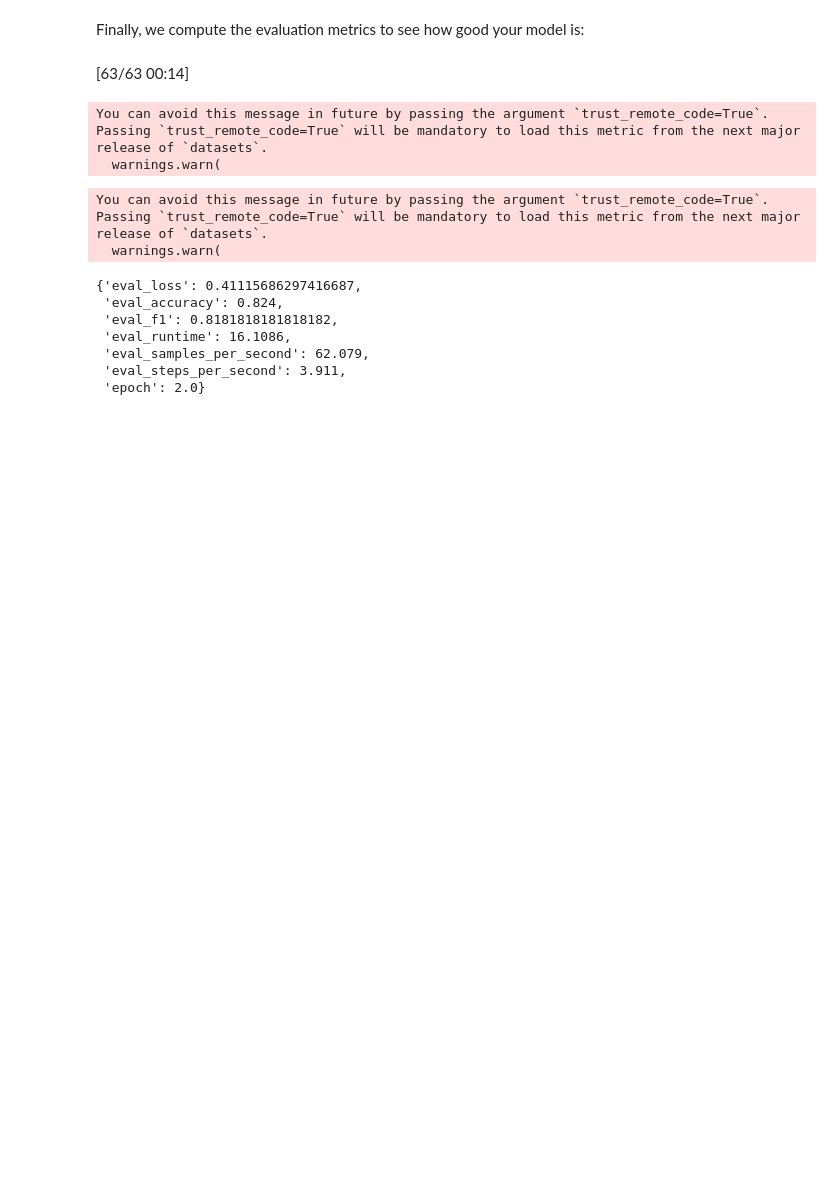
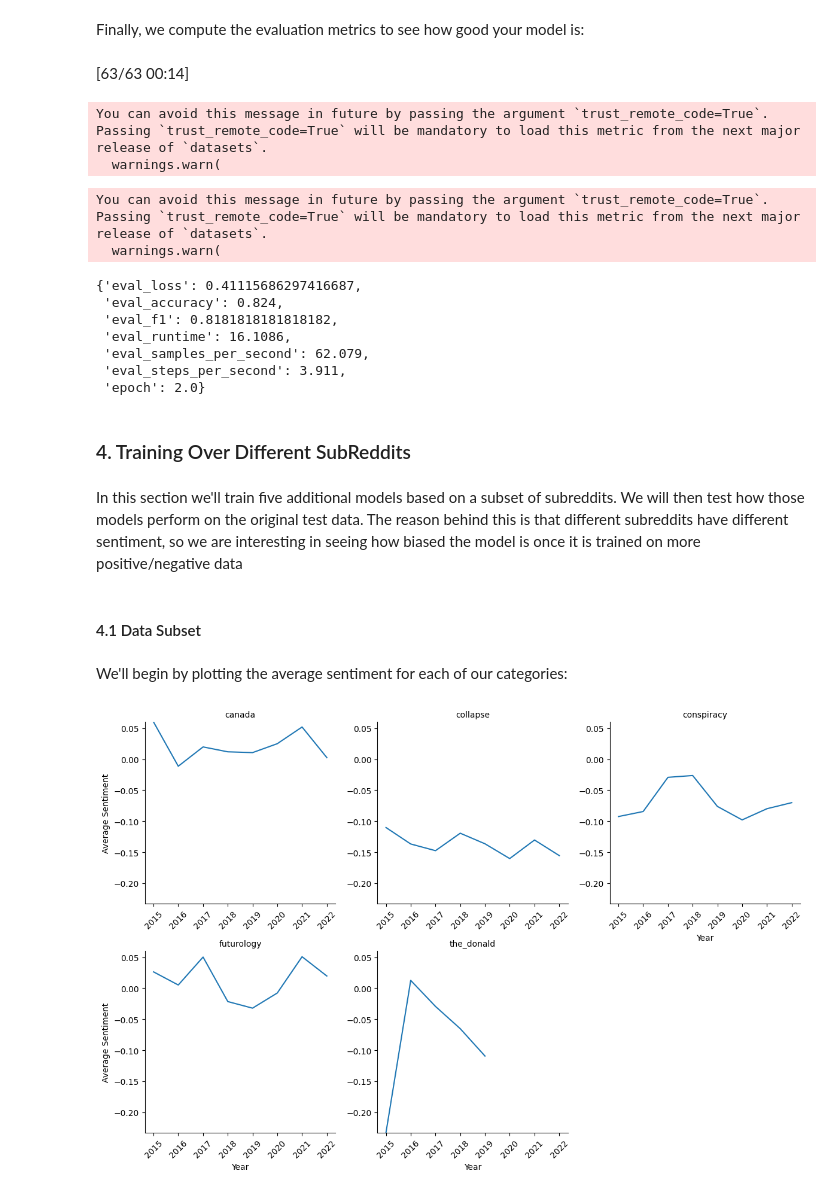
Before and after one commit to jimenasalinas/RedditGoesGreen, a Jupyter notebook: models/calculate_sentiment_hf.ipynb, the cells around one changed output. Saved outputs shown, nothing was run; the diff lists cells and outputs as text; code cells hidden in the pictures; blank space fills up the shorter version.

```diff
--- a/models/calculate_sentiment_hf.ipynb
+++ b/models/calculate_sentiment_hf.ipynb
@@ -217,3 +222,56 @@ Passing `trust_remote_code=True` will be mandatory to load this metric from the
  'eval_samples_per_second': 62.079,
  'eval_steps_per_second': 3.911,
  'epoch': 2.0}
+# %% [markdown]
+### 4. Training Over Different SubReddits
+# %% [markdown]
+In this section we'll train five additional models based on a subset of subreddits. We will then test how those models perform on the original test data. The reason behind this is that different subreddits have different sentiment, so we are interesting in seeing how biased the model is once it is trained on more positive/negative data
+# %% [markdown]
+#### 4.1 Data Subset
+# %% [markdown]
+We'll begin by plotting the average sentiment for each of our categories:
+# %%
+sub_comments = pd.read_csv(data_path + "by_category/comments_filtered.csv", quoting=csv.QUOTE_NONNUMERIC, dtype=dtype_dict)
+# %%
+# Define date
+sub_comments['date'] = pd.to_datetime(sub_comments['date'])
+sub_comments['year'] = sub_comments['date'].dt.to_period('Y').dt.to_timestamp()
+sub_comments['year_month'] = sub_comments['date'].dt.to_period('M').dt.to_timestamp()
+# %%
+# Sentiment by category and year-month
+avg_sentiment_cat = sub_comments.groupby(['subreddit.name','year']).agg({'sentiment':'mean'}).reset_index().rename(columns={'sentiment':'avg_sentiment'})
+# %%
+import pandas as pd
+import matplotlib.pyplot as plt
+import seaborn as sns
+
+def plot_facets(df, categories):
+
+    # Calculate global min and max sentiment scores for consistent y-axis limits
+    global_min = df['avg_sentiment'].min()
+    global_max = df['avg_sentiment'].max()
+
+    # Create the FacetGrid
+    g = sns.FacetGrid(df, col='subreddit.name', col_wrap=3, height=4, sharey=False)
+
+    # Map the lineplot
+    g.map_dataframe(sns.lineplot, 'year', 'avg_sentiment')
+
+    # Set the same y-axis limits for all plots
+    g.set(ylim=(global_min, global_max))
+
+    # Set the titles and labels
+    g.set_titles(col_template="{col_name}")
+    g.set_axis_labels("Year", "Average Sentiment")
+
+    # Rotate x-axis labels and adjust layout
+    for ax in g.axes.flatten():
+        ax.tick_params(labelbottom=True)
+        plt.setp(ax.get_xticklabels(), rotation=45)
+
+    plt.tight_layout()  # Adjust layout to fit all elements
+    plt.show()
+# %%
+plot_facets(avg_sentiment_cat, avg_sentiment_cat['subreddit.name'].unique())
+# %% [output]
+[figure, added]
```
Also changed, not shown: parts of 44 cells of this notebook.
